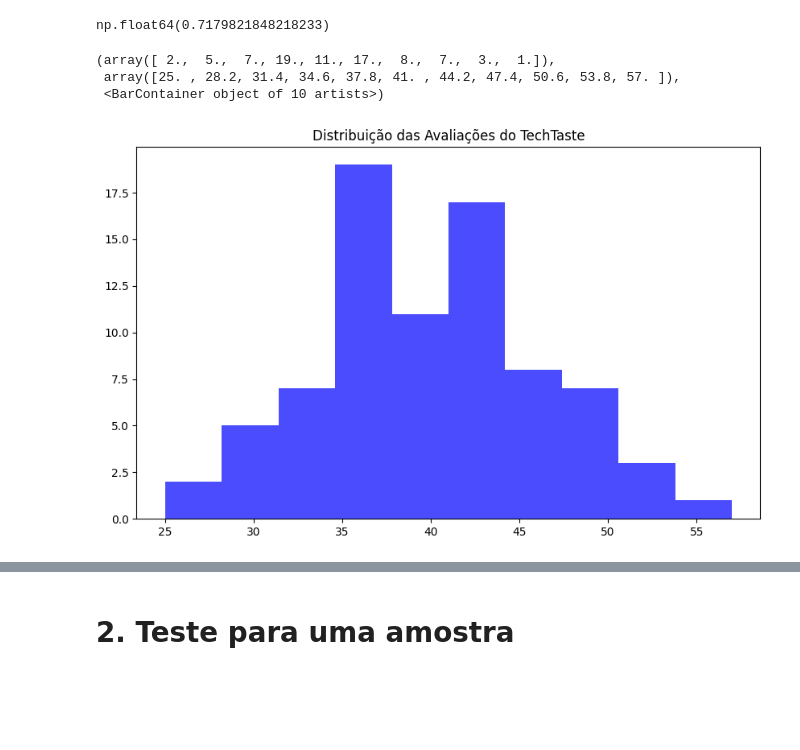
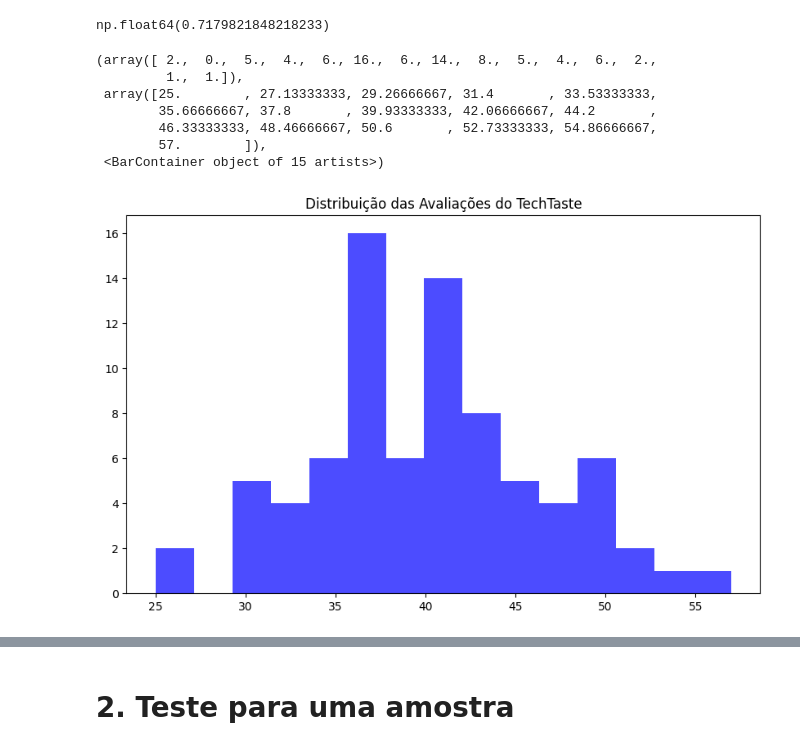
Before and after one commit to MoisesCoimbraQN/Carreira-Alura-Data-Science, a Jupyter notebook: Data_Science_Testes_de_Hipoteses_com_Data_Science.ipynb, the cells around one changed output, grey strips where cells are left out. Drawn from its saved outputs; the diff is of its cells as text; code cells hidden in the pictures; blank space fills up the shorter version.

```diff
--- a/Data_Science_Testes_de_Hipoteses_com_Data_Science.ipynb
+++ b/Data_Science_Testes_de_Hipoteses_com_Data_Science.ipynb
@@ -412,9 +419,13 @@ np.float64(0.7179821848218233)
 # %%
 fig, ax = plt.subplots(figsize=(10, 6))
 plt.title('Distribuição das Avaliações do TechTaste')
-plt.hist(df_techtaste['avaliacoes'], bins=10, alpha=0.7, color='blue')
+plt.hist(df_techtaste['avaliacoes'], bins=15, alpha=0.7, color='blue')
 # %% [output]
-(array([ 2.,  5.,  7., 19., 11., 17.,  8.,  7.,  3.,  1.]),
- array([25. , 28.2, 31.4, 34.6, 37.8, 41. , 44.2, 47.4, 50.6, 53.8, 57. ]),
- <BarContainer object of 10 artists>)
+(array([ 2.,  0.,  5.,  4.,  6., 16.,  6., 14.,  8.,  5.,  4.,  6.,  2.,
+         1.,  1.]),
+ array([25.        , 27.13333333, 29.26666667, 31.4       , 33.53333333,
+        35.66666667, 37.8       , 39.93333333, 42.06666667, 44.2       ,
+        46.33333333, 48.46666667, 50.6       , 52.73333333, 54.86666667,
+        57.        ]),
+ <BarContainer object of 15 artists>)
-[figure, old version]
+[figure, new version]
```
Also changed, not shown: parts of 41 cells of this notebook.
